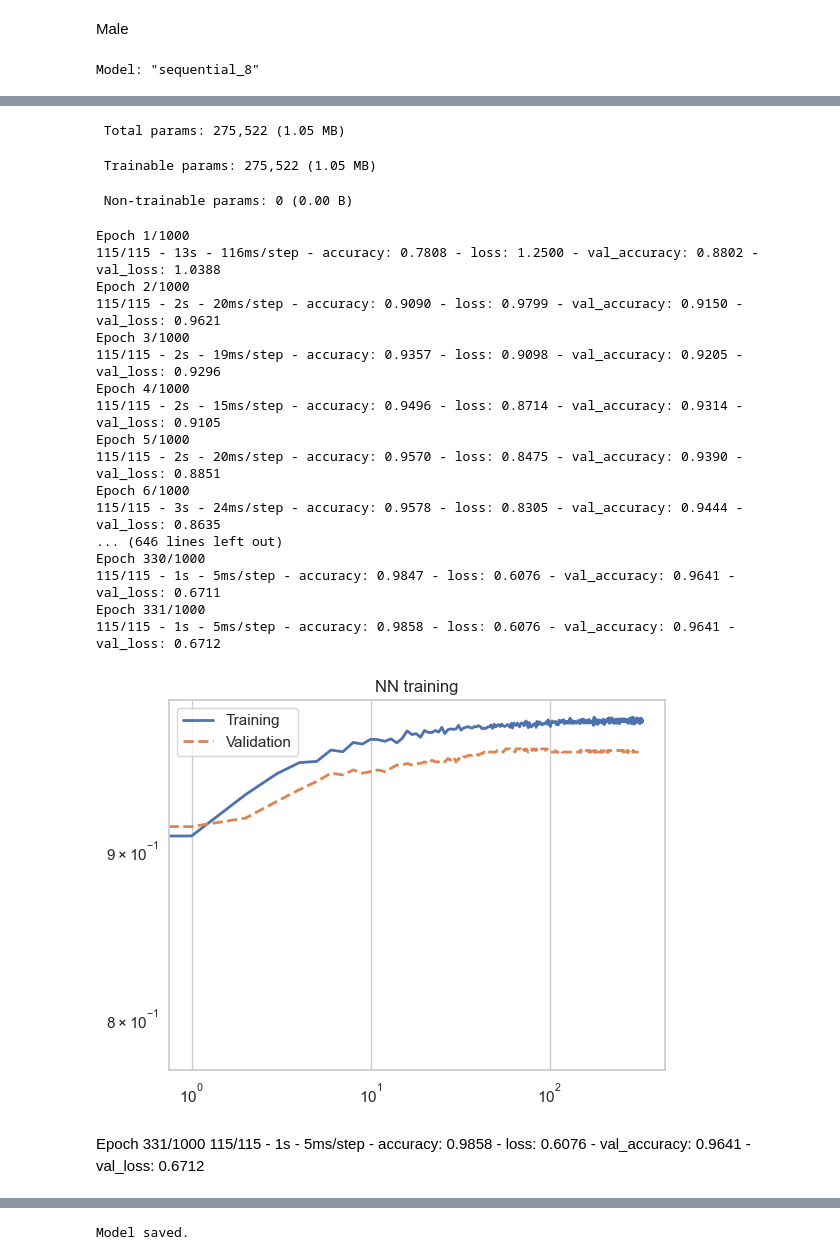
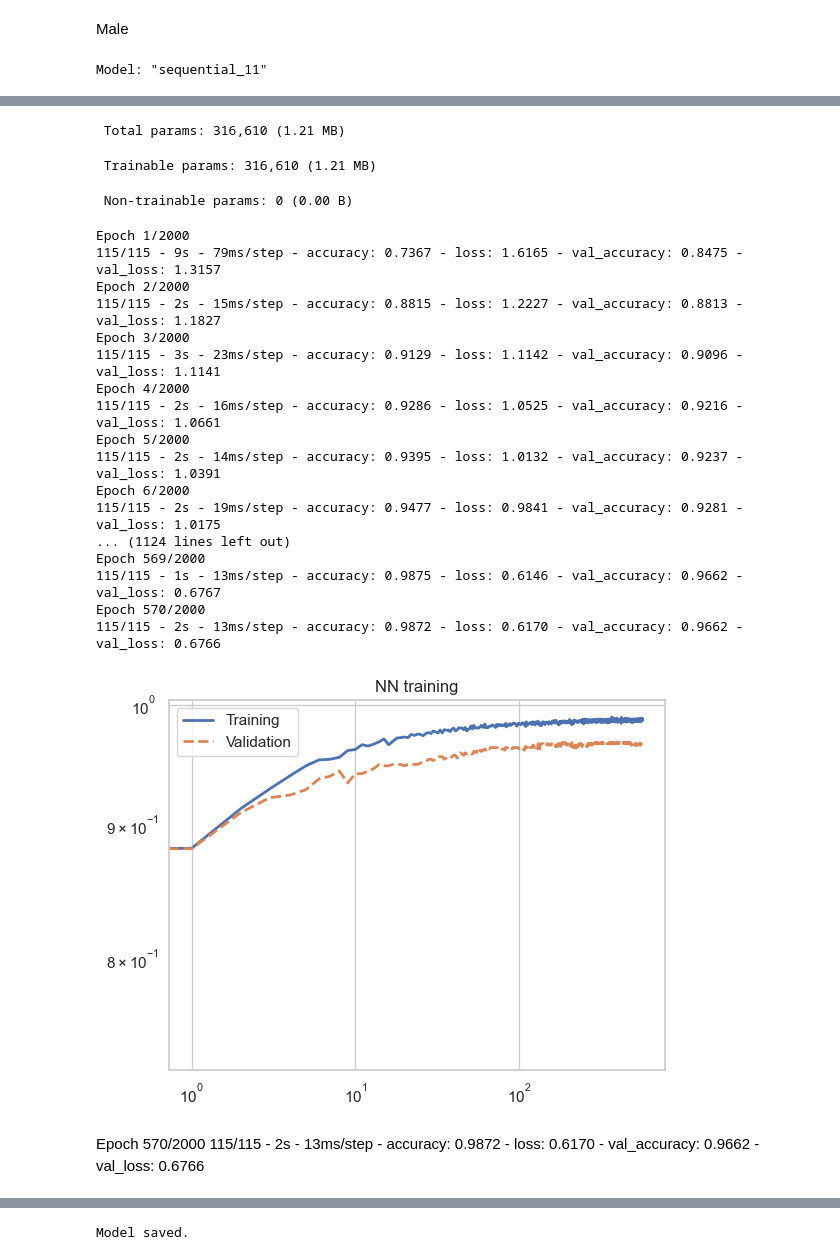
Before and after one commit to vittoriomussin/sand-task---SANDvox-Harvesters, a Jupyter notebook: SAND Tasks/SAND_Challenge_task1_dataset/Binary_Classification.ipynb, the cells around one changed output, grey strips where cells are left out. Cells and saved outputs as stored; diff of their text form; code cells hidden in the pictures.

Commit message:
Improved binary models for Female and Male

```diff
--- a/SAND Tasks/SAND_Challenge_task1_dataset/Binary_Classification.ipynb
+++ b/SAND Tasks/SAND_Challenge_task1_dataset/Binary_Classification.ipynb
@@ -237,7 +237,7 @@ y_f = np.load('yF_rhythm.npy')
 n_cl = 2
 
 # create new labels y for binary classification, for each row in y, if any of the first 4 columns is 1, set new label to [1, 0] (not healthy), else set to [0, 1] (healthy)
-y_binary_m = np.zeros((y_f.shape[0], n_cl))
+y_binary_m = np.zeros((y_m.shape[0], n_cl))
 y_binary_f = np.zeros((y_f.shape[0], n_cl))
 
 for i in range(y_m.shape[0]):
@@ -304,7 +304,7 @@ import tensorflow as tf
 lr_schedule = tf.keras.optimizers.schedules.InverseTimeDecay(
   0.001,    #0.05               best with 0.001
   decay_steps=50, #100        best with 100
-  decay_rate=4, #1              best with 1
+  decay_rate=5, #1              best with 1
   staircase=True)
 
 def get_optimizer():
@@ -345,22 +345,22 @@ OUTPUTDIM = y_train_m.shape[1]
 n_train_m=X_train_m.shape[0]
 n_val_m=X_val_m.shape[0]
 
-dropout= 0.01
-reg = 0.001
+dropout= 0.015
+reg = 0.0015
 
 NN = tf.keras.Sequential([
     layers.Dense(512, activation='relu', input_shape=(INPUTDIM,),kernel_regularizer = regularizers.l2(reg)),
     layers.Dropout(dropout),
     layers.Dense(256, activation='relu', kernel_regularizer = regularizers.l2(reg)),
     layers.Dropout(dropout),
-    layers.Dense(128, activation='relu', kernel_regularizer = regularizers.l2(reg)),
+    layers.Dense(256, activation='relu', kernel_regularizer = regularizers.l2(reg)),
     layers.Dropout(dropout),
     layers.Dense(64, activation='relu', kernel_regularizer = regularizers.l2(reg)),
     layers.Dropout(dropout),
     layers.Dense(OUTPUTDIM, activation='softmax')
 ])
 
-history = compile_and_fit(NN, 'NN',X_train_m, y_train_m, X_val_m, y_val_m, max_epochs=1000)
+history = compile_and_fit(NN, 'NN',X_train_m, y_train_m, X_val_m, y_val_m, max_epochs=2000)
 
 bc     = history.history['accuracy']
 val_bc = history.history['val_accuracy']
@@ -374,7 +374,7 @@ plt.grid(True)
 plt.legend(('Training','Validation'))
 plt.show()
 # %% [output]
-Model: "sequential_8"
+Model: "sequential_11"
 ┏━━━━━━━━━━━━━━━━━━━━━━━━━━━━━━━━━┳━━━━━━━━━━━━━━━━━━━━━━━━┳━━━━━━━━━━━━━━━┓
 ┃ Layer (type)                    ┃ Output Shape           ┃       Param # ┃
 ┡━━━━━━━━━━━━━━━━━━━━━━━━━━━━━━━━━╇━━━━━━━━━━━━━━━━━━━━━━━━╇━━━━━━━━━━━━━━━┩
@@ -394,28 +394,28 @@ Model: "sequential_8"
 └─────────────────────────────────┴────────────────────────┴───────────────┘
- Total params: 275,522 (1.05 MB)
+ Total params: 316,610 (1.21 MB)
- Trainable params: 275,522 (1.05 MB)
+ Trainable params: 316,610 (1.21 MB)
  Non-trainable params: 0 (0.00 B)
-Epoch 1/1000
-115/115 - 13s - 116ms/step - accuracy: 0.7808 - loss: 1.2500 - val_accuracy: 0.8802 - val_loss: 1.0388
-Epoch 2/1000
-115/115 - 2s - 20ms/step - accuracy: 0.9090 - loss: 0.9799 - val_accuracy: 0.9150 - val_loss: 0.9621
-Epoch 3/1000
-115/115 - 2s - 19ms/step - accuracy: 0.9357 - loss: 0.9098 - val_accuracy: 0.9205 - val_loss: 0.9296
-Epoch 4/1000
-115/115 - 2s - 15ms/step - accuracy: 0.9496 - loss: 0.8714 - val_accuracy: 0.9314 - val_loss: 0.9105
-Epoch 5/1000
-115/115 - 2s - 20ms/step - accuracy: 0.9570 - loss: 0.8475 - val_accuracy: 0.9390 - val_loss: 0.8851
-Epoch 6/1000
-115/115 - 3s - 24ms/step - accuracy: 0.9578 - loss: 0.8305 - val_accuracy: 0.9444 - val_loss: 0.8635
-... (646 lines left out)
-Epoch 330/1000
-115/115 - 1s - 5ms/step - accuracy: 0.9847 - loss: 0.6076 - val_accuracy: 0.9641 - val_loss: 0.6711
-Epoch 331/1000
-115/115 - 1s - 5ms/step - accuracy: 0.9858 - loss: 0.6076 - val_accuracy: 0.9641 - val_loss: 0.6712
+Epoch 1/2000
+115/115 - 9s - 79ms/step - accuracy: 0.7367 - loss: 1.6165 - val_accuracy: 0.8475 - val_loss: 1.3157
+Epoch 2/2000
+115/115 - 2s - 15ms/step - accuracy: 0.8815 - loss: 1.2227 - val_accuracy: 0.8813 - val_loss: 1.1827
+Epoch 3/2000
+115/115 - 3s - 23ms/step - accuracy: 0.9129 - loss: 1.1142 - val_accuracy: 0.9096 - val_loss: 1.1141
+Epoch 4/2000
+115/115 - 2s - 16ms/step - accuracy: 0.9286 - loss: 1.0525 - val_accuracy: 0.9216 - val_loss: 1.0661
+Epoch 5/2000
+115/115 - 2s - 14ms/step - accuracy: 0.9395 - loss: 1.0132 - val_accuracy: 0.9237 - val_loss: 1.0391
+Epoch 6/2000
+115/115 - 2s - 19ms/step - accuracy: 0.9477 - loss: 0.9841 - val_accuracy: 0.9281 - val_loss: 1.0175
+... (1124 lines left out)
+Epoch 569/2000
+115/115 - 1s - 13ms/step - accuracy: 0.9875 - loss: 0.6146 - val_accuracy: 0.9662 - val_loss: 0.6767
+Epoch 570/2000
+115/115 - 2s - 13ms/step - accuracy: 0.9872 - loss: 0.6170 - val_accuracy: 0.9662 - val_loss: 0.6766
-[figure, old version]
+[figure, new version]
 # %% [markdown]
-Epoch 331/1000
-115/115 - 1s - 5ms/step - accuracy: 0.9858 - loss: 0.6076 - val_accuracy: 0.9641 - val_loss: 0.6712
+Epoch 570/2000
+115/115 - 2s - 13ms/step - accuracy: 0.9872 - loss: 0.6170 - val_accuracy: 0.9662 - val_loss: 0.6766
 # %%
 from sklearn.metrics import confusion_matrix, f1_score
 import seaborn as sns
```
Also changed, not shown: parts of 7 cells of this notebook, 2 other files.
